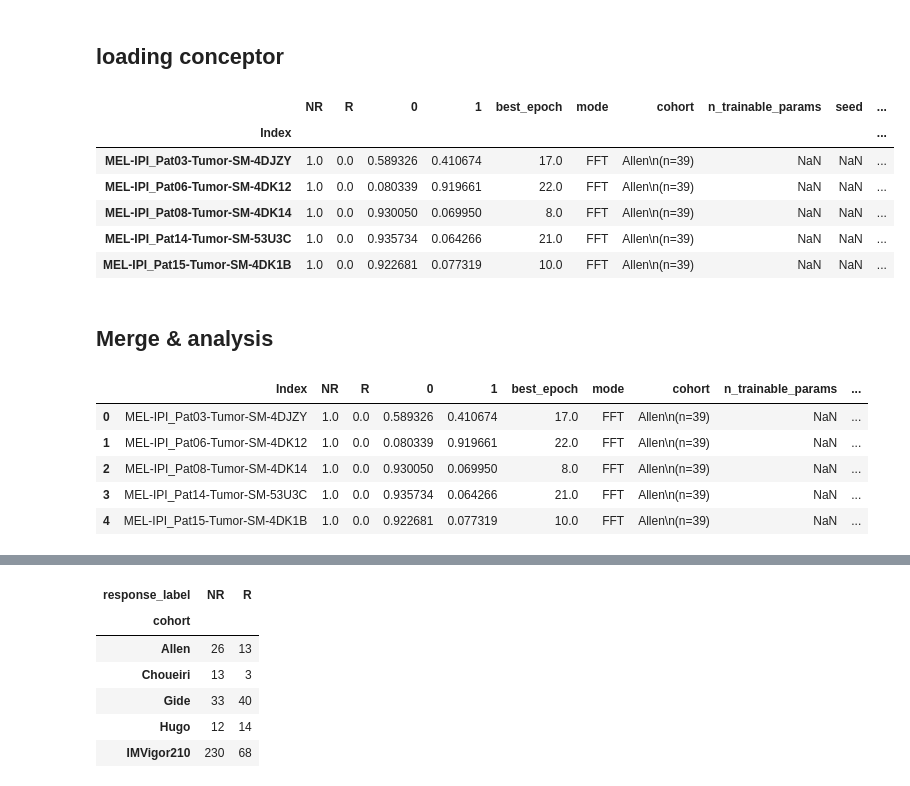
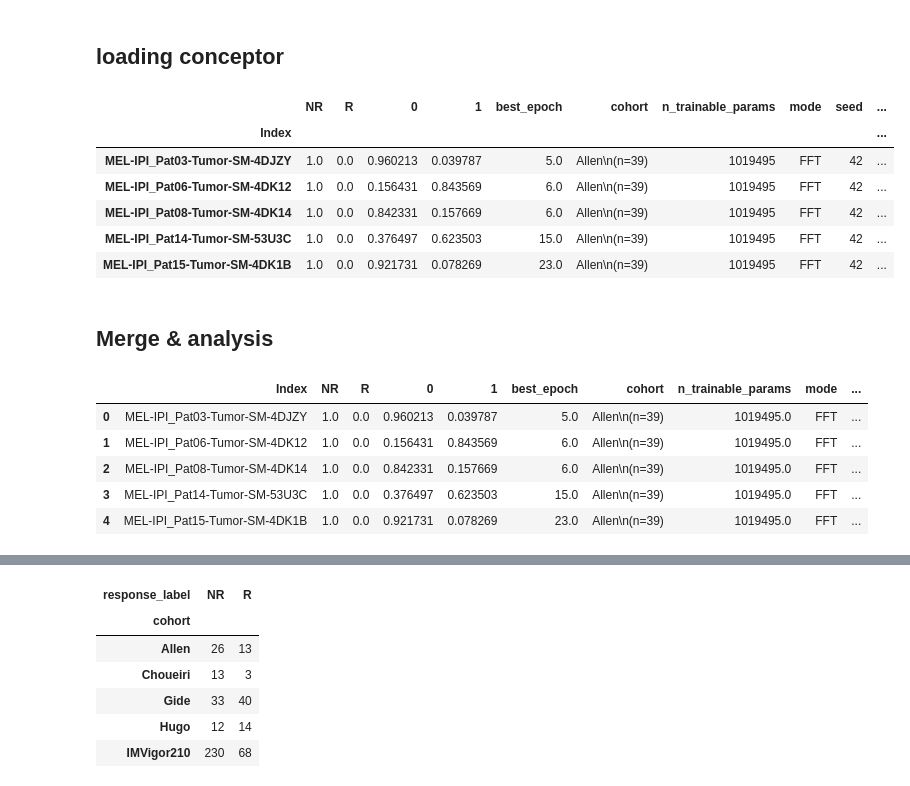
Before and after one commit to ashyamal/COMPASS, a Jupyter notebook: paper/01_model_performance/00_leave_one_patient_out/analysis_LOPO_old.ipynb, the cells around one changed output, grey strips where cells are left out. Saved outputs shown, nothing was run; the diff lists cells and outputs as text; code cells hidden in the pictures.

```diff
--- a/paper/01_model_performance/00_leave_one_patient_out/analysis_LOPO_old.ipynb
+++ b/paper/01_model_performance/00_leave_one_patient_out/analysis_LOPO_old.ipynb
@@ -38,5 +38,5 @@ pwd
 # %%
-data_path = '../paper/00_data/'
+data_path = '../../00_data/'
 df_label = pd.read_pickle(os.path.join(data_path, 'ITRP.PATIENT.TABLE'))
 df_tpm = pd.read_pickle(os.path.join(data_path, 'ITRP.TPM.TABLE'))
 
@@ -74,7 +74,7 @@ cohorts = pd.Series(cohorts).map(size).to_list()
 ## loading bechmarks
 # %%
 from glob import glob
-csvs = glob('./experiment_results/LOO_*/*.csv')
+csvs = glob('./baseline_run/*/LOO_*/*.csv')
 
 res = []
 for csv in csvs:
@@ -98,26 +98,27 @@ data1.head()
 # %% [markdown]
 ## loading conceptor
 # %%
-csvs = glob('../paper/01_model_performance/00_within-cohort-leave-one-out//LOO_*_*/*.csv')
+csvs = glob('./conceptor_run/LOO_*/*.csv')
+
 res = []
 for csv in csvs:
     if 'performance.csv' in csv:
         continue
     df = pd.read_csv(csv, index_col =0)
     df['mode'] = csv.split('/')[-2].split('_')[-2]
     df['cohort'] = size.loc[csv.split('/')[-1].replace('.csv', '')]
     res.append(df)
 
 data2 = pd.concat(res)
 data2.head()
 # %% [output]
-|  | NR | R | 0 | 1 | best_epoch | mode | cohort | n_trainable_params | seed | ... |
+|  | NR | R | 0 | 1 | best_epoch | cohort | n_trainable_params | mode | seed | ... |
 | Index |  |  |  |  |  |  |  |  |  | ... |
-| MEL-IPI_Pat03-Tumor-SM-4DJZY | 1.0 | 0.0 | 0.589326 | 0.410674 | 17.0 | FFT | Allen\n(n=39) | NaN | NaN | ... |
-| MEL-IPI_Pat06-Tumor-SM-4DK12 | 1.0 | 0.0 | 0.080339 | 0.919661 | 22.0 | FFT | Allen\n(n=39) | NaN | NaN | ... |
-| MEL-IPI_Pat08-Tumor-SM-4DK14 | 1.0 | 0.0 | 0.930050 | 0.069950 | 8.0 | FFT | Allen\n(n=39) | NaN | NaN | ... |
-| MEL-IPI_Pat14-Tumor-SM-53U3C | 1.0 | 0.0 | 0.935734 | 0.064266 | 21.0 | FFT | Allen\n(n=39) | NaN | NaN | ... |
-| MEL-IPI_Pat15-Tumor-SM-4DK1B | 1.0 | 0.0 | 0.922681 | 0.077319 | 10.0 | FFT | Allen\n(n=39) | NaN | NaN | ... |
+| MEL-IPI_Pat03-Tumor-SM-4DJZY | 1.0 | 0.0 | 0.960213 | 0.039787 | 5.0 | Allen\n(n=39) | 1019495 | FFT | 42 | ... |
+| MEL-IPI_Pat06-Tumor-SM-4DK12 | 1.0 | 0.0 | 0.156431 | 0.843569 | 6.0 | Allen\n(n=39) | 1019495 | FFT | 42 | ... |
+| MEL-IPI_Pat08-Tumor-SM-4DK14 | 1.0 | 0.0 | 0.842331 | 0.157669 | 6.0 | Allen\n(n=39) | 1019495 | FFT | 42 | ... |
+| MEL-IPI_Pat14-Tumor-SM-53U3C | 1.0 | 0.0 | 0.376497 | 0.623503 | 15.0 | Allen\n(n=39) | 1019495 | FFT | 42 | ... |
+| MEL-IPI_Pat15-Tumor-SM-4DK1B | 1.0 | 0.0 | 0.921731 | 0.078269 | 23.0 | Allen\n(n=39) | 1019495 | FFT | 42 | ... |
 # %% [markdown]
 ## Merge & analysis
 # %%
@@ -125,12 +126,12 @@ data = data2._append(data1)
 data = data.reset_index()
 data.head()
 # %% [output]
-|  | Index | NR | R | 0 | 1 | best_epoch | mode | cohort | n_trainable_params | ... |
-| 0 | MEL-IPI_Pat03-Tumor-SM-4DJZY | 1.0 | 0.0 | 0.589326 | 0.410674 | 17.0 | FFT | Allen\n(n=39) | NaN | ... |
-| 1 | MEL-IPI_Pat06-Tumor-SM-4DK12 | 1.0 | 0.0 | 0.080339 | 0.919661 | 22.0 | FFT | Allen\n(n=39) | NaN | ... |
-| 2 | MEL-IPI_Pat08-Tumor-SM-4DK14 | 1.0 | 0.0 | 0.930050 | 0.069950 | 8.0 | FFT | Allen\n(n=39) | NaN | ... |
-| 3 | MEL-IPI_Pat14-Tumor-SM-53U3C | 1.0 | 0.0 | 0.935734 | 0.064266 | 21.0 | FFT | Allen\n(n=39) | NaN | ... |
-| 4 | MEL-IPI_Pat15-Tumor-SM-4DK1B | 1.0 | 0.0 | 0.922681 | 0.077319 | 10.0 | FFT | Allen\n(n=39) | NaN | ... |
+|  | Index | NR | R | 0 | 1 | best_epoch | cohort | n_trainable_params | mode | ... |
+| 0 | MEL-IPI_Pat03-Tumor-SM-4DJZY | 1.0 | 0.0 | 0.960213 | 0.039787 | 5.0 | Allen\n(n=39) | 1019495.0 | FFT | ... |
+| 1 | MEL-IPI_Pat06-Tumor-SM-4DK12 | 1.0 | 0.0 | 0.156431 | 0.843569 | 6.0 | Allen\n(n=39) | 1019495.0 | FFT | ... |
+| 2 | MEL-IPI_Pat08-Tumor-SM-4DK14 | 1.0 | 0.0 | 0.842331 | 0.157669 | 6.0 | Allen\n(n=39) | 1019495.0 | FFT | ... |
+| 3 | MEL-IPI_Pat14-Tumor-SM-53U3C | 1.0 | 0.0 | 0.376497 | 0.623503 | 15.0 | Allen\n(n=39) | 1019495.0 | FFT | ... |
+| 4 | MEL-IPI_Pat15-Tumor-SM-4DK1B | 1.0 | 0.0 | 0.921731 | 0.078269 | 23.0 | Allen\n(n=39) | 1019495.0 | FFT | ... |
 # %%
 dfp = data.groupby(['cohort', 'mode']).apply(lambda x: score2(x['R'], x['1'],
                                                              x[['0', '1']].idxmax(axis=1).astype(int)))
```
Also changed, not shown: parts of 5 cells of this notebook, 20 other files.
